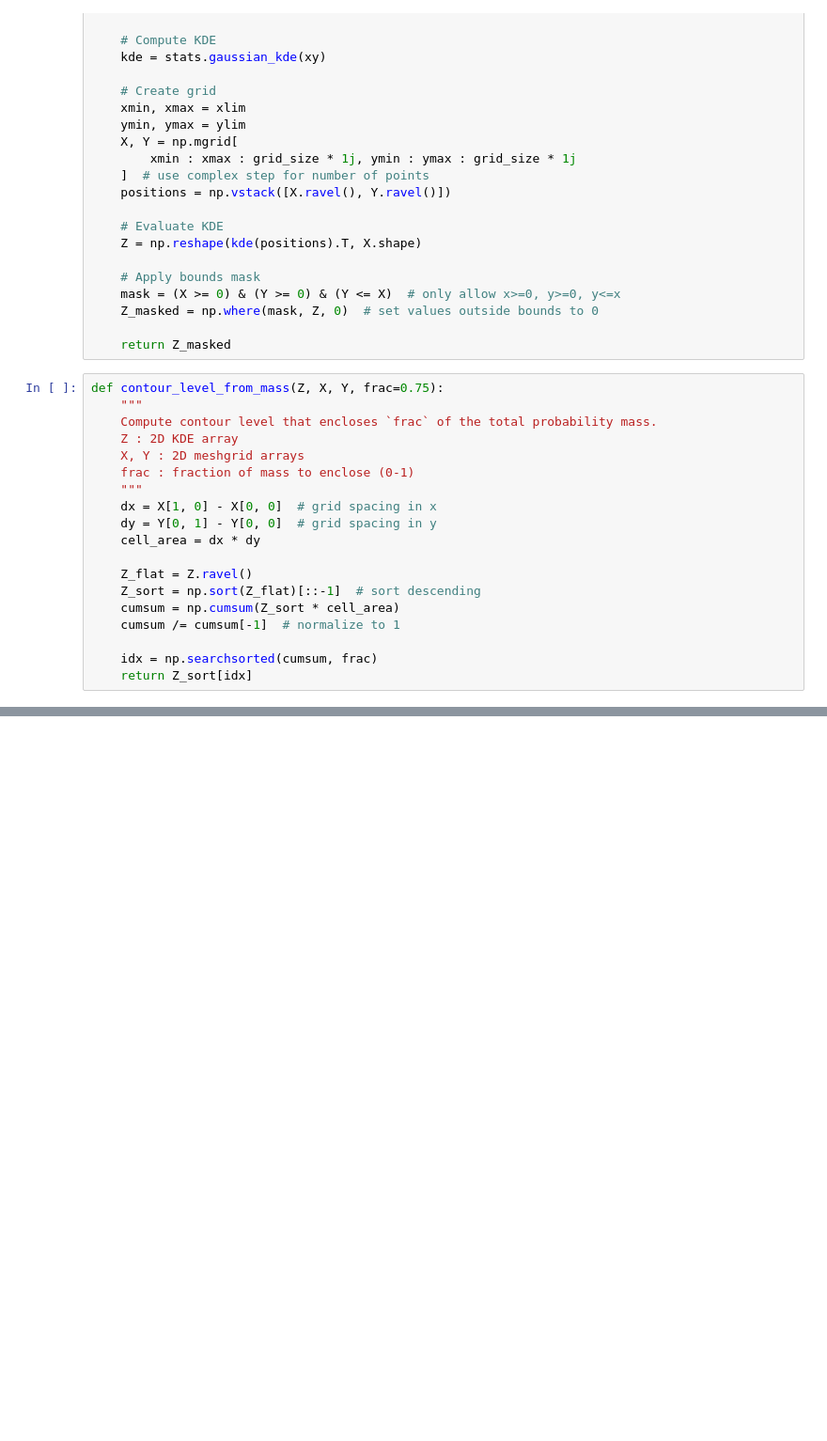
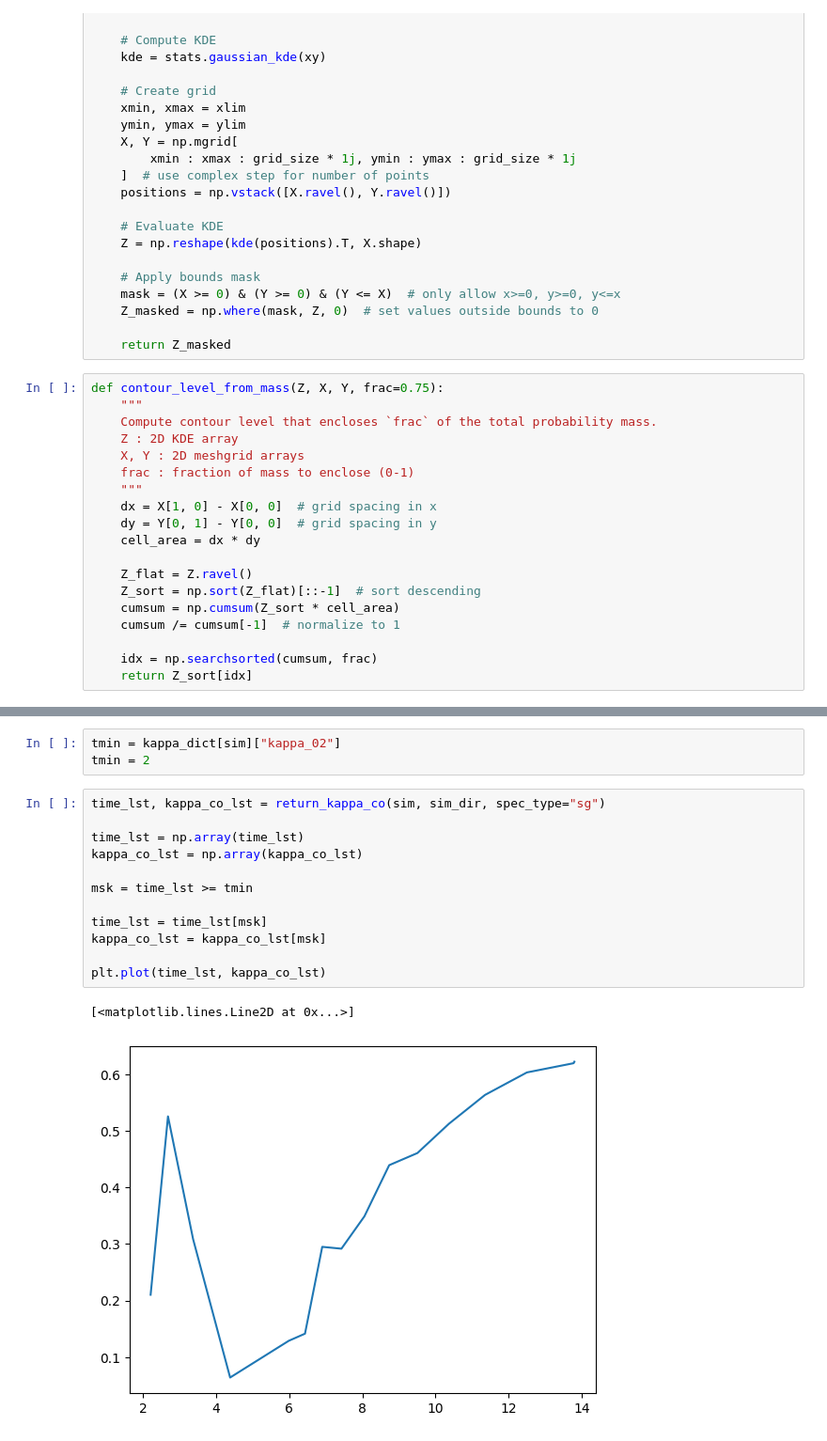
Before and after one commit to finn-pal/gc_statistics, a Jupyter notebook: paper_plots/k_value_pos_dup.ipynb, the cells around one changed output, grey strips where cells are left out. Shown at 94% size. Drawn from its saved outputs; the diff is of its cells as text; blank space fills up the shorter version.

```diff
--- a/paper_plots/k_value_pos_dup.ipynb
+++ b/paper_plots/k_value_pos_dup.ipynb
@@ -704,0 +931,18 @@ for i, var in enumerate(var_lst):
+# %%
+tmin = kappa_dict[sim]["kappa_02"]
+tmin = 2
+# %%
+time_lst, kappa_co_lst = return_kappa_co(sim, sim_dir, spec_type="sg")
+
+time_lst = np.array(time_lst)
+kappa_co_lst = np.array(kappa_co_lst)
+
+msk = time_lst >= tmin
+
+time_lst = time_lst[msk]
+kappa_co_lst = kappa_co_lst[msk]
+
+plt.plot(time_lst, kappa_co_lst)
+# %% [output]
+[<matplotlib.lines.Line2D at 0x...>]
+[figure, added]
```
Also changed, not shown: parts of 33 cells of this notebook, 11 other files.
